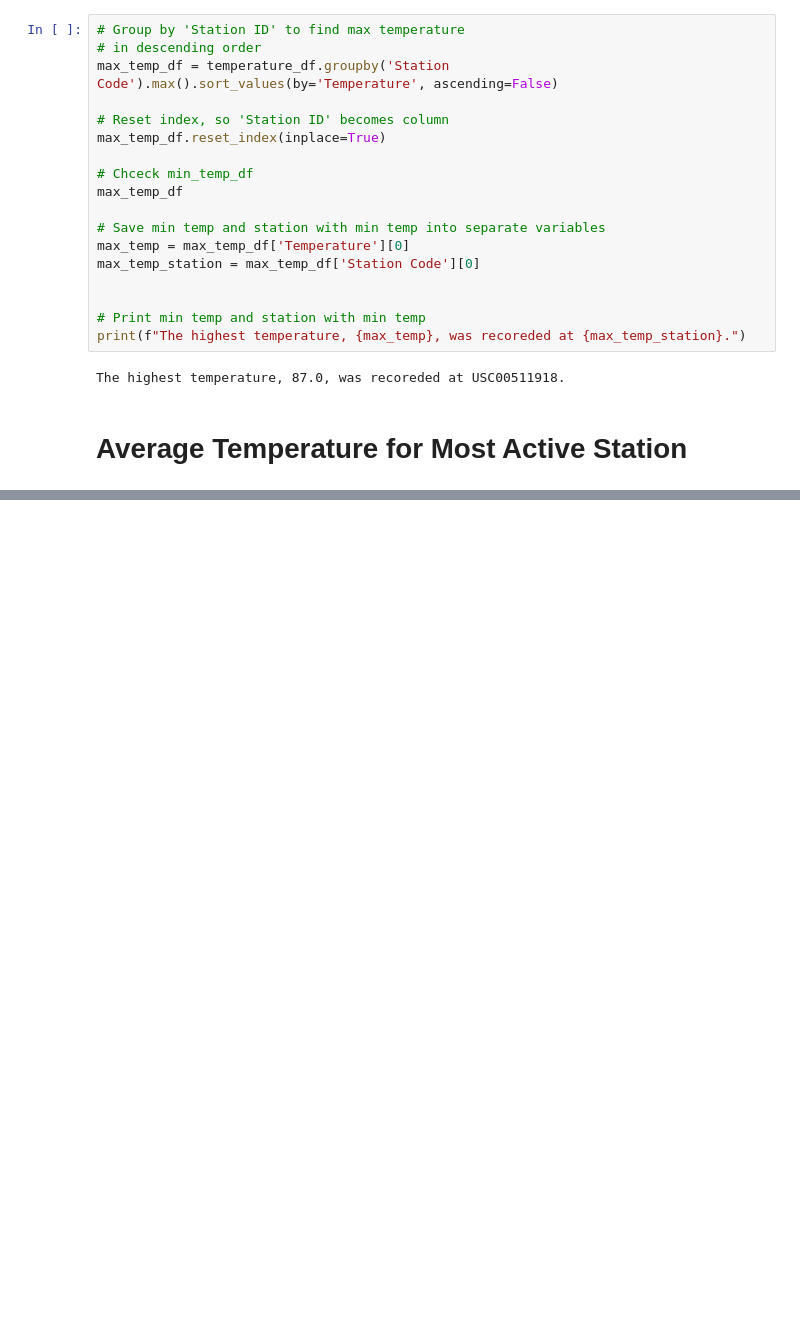
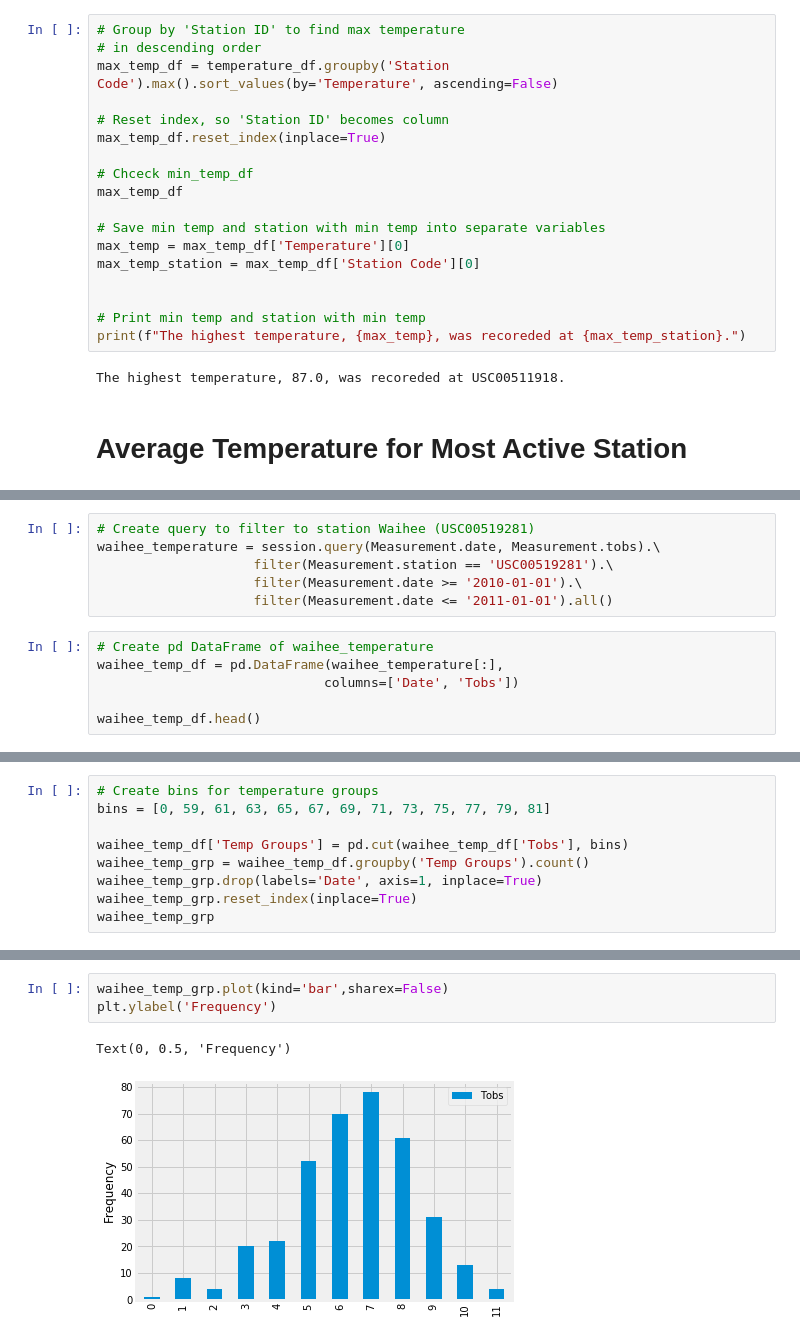
Before and after one commit to oimartin/HW_NU_DataScience_Bootcamp, a Jupyter notebook: 10_Adv_Data_Storage_and_Retrieval_HW/climate_starter.ipynb, the cells around one changed output, grey strips where cells are left out. Saved outputs shown, nothing was run; the diff lists cells and outputs as text; blank space fills up the shorter version.

```diff
--- a/10_Adv_Data_Storage_and_Retrieval_HW/climate_starter.ipynb
+++ b/10_Adv_Data_Storage_and_Retrieval_HW/climate_starter.ipynb
@@ -302,0 +338,12 @@ WAIHEE 837.5, HI US is the station with the most temperature  readings at a tota
+# %%
+# Create query to filter to station Waihee (USC00519281)
+waihee_temperature = session.query(Measurement.date, Measurement.tobs).\
+                    filter(Measurement.station == 'USC00519281').\
+                    filter(Measurement.date >= '2010-01-01').\
+                    filter(Measurement.date <= '2011-01-01').all()
+# %%
+# Create pd DataFrame of waihee_temperature
+waihee_temp_df = pd.DataFrame(waihee_temperature[:],
+                             columns=['Date', 'Tobs'])
+
+waihee_temp_df.head()
@@ -302,0 +362,9 @@ WAIHEE 837.5, HI US is the station with the most temperature  readings at a tota
+# %%
+# Create bins for temperature groups
+bins = [0, 59, 61, 63, 65, 67, 69, 71, 73, 75, 77, 79, 81]
+
+waihee_temp_df['Temp Groups'] = pd.cut(waihee_temp_df['Tobs'], bins)
+waihee_temp_grp = waihee_temp_df.groupby('Temp Groups').count()
+waihee_temp_grp.drop(labels='Date', axis=1, inplace=True)
+waihee_temp_grp.reset_index(inplace=True)
+waihee_temp_grp
@@ -303,3 +385,9 @@ WAIHEE 837.5, HI US is the station with the most temperature  readings at a tota
+# %%
+waihee_temp_grp.plot(kind='bar',sharex=False)
+plt.ylabel('Frequency')
+# %% [output]
+Text(0, 0.5, 'Frequency')
+[figure, added]
 # %%
 # This function called `calc_temps` will accept start date and end date in the format '%Y-%m-%d'
 # and return the minimum, average, and maximum temperatures for that range of dates
```
Also changed, not shown: parts of 20 cells of this notebook.
